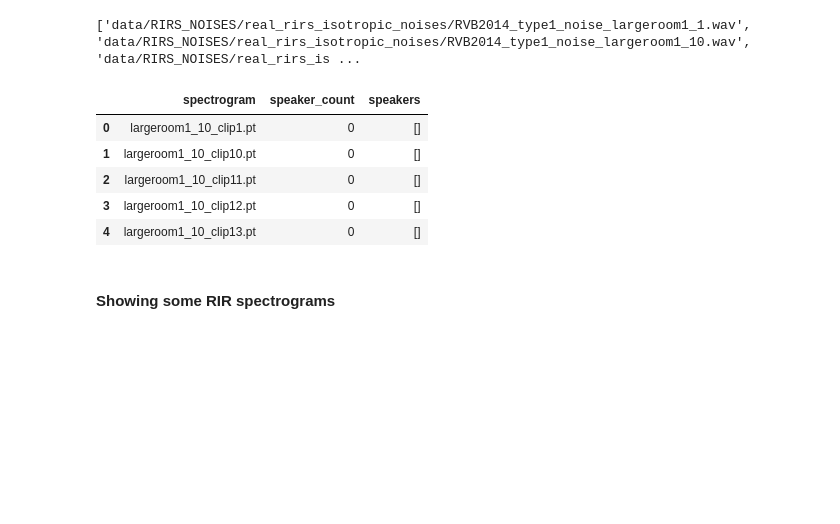
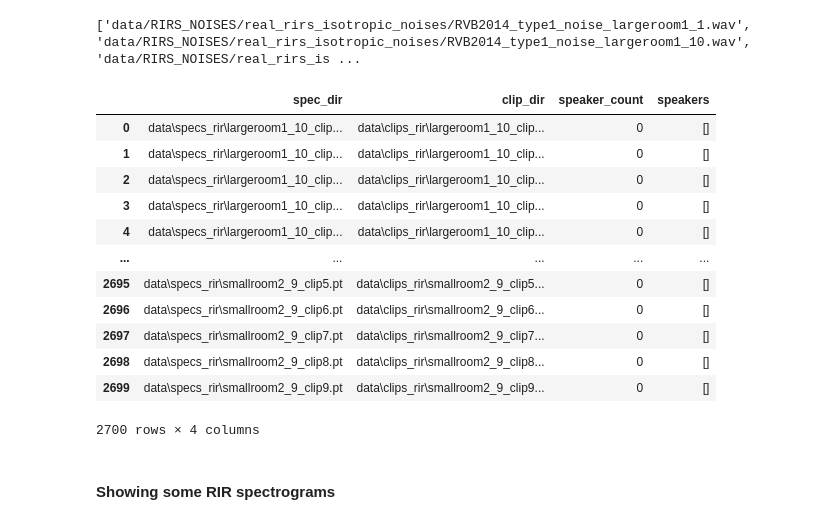
Before and after one commit to connorlyon10/MScProject, a Jupyter notebook: notebooks/DataWrangling.ipynb, the cells around one changed output. Cells and saved outputs as stored; diff of their text form; code cells hidden in the pictures; blank space fills up the shorter version.

```diff
--- a/notebooks/DataWrangling.ipynb
+++ b/notebooks/DataWrangling.ipynb
@@ -166,7 +166,7 @@ def count_speakers_per_window(meeting_file, time_window=1.0, min_overlap=0.2):
 # Final step: build a dict {spectrogram path -> its label, from 1)}
 
 # Collect Key paths
-specs_dir = Path("data/spectrograms")
+specs_dir = Path("data/specs_libricss")
 spec_to_label = {}
 
 
@@ -214,14 +214,14 @@ for spec_path in specs_dir.glob("*.pt"):
 # Result as df
 records = [
     {
-        "spectrogram": path.name,
+        "spec_dir": str(spec_path),  # full path to .pt
+        "clip_dir": str(Path("data/clips_libricss") / (spec_path.stem + ".wav")),  # relative clip path
         "speaker_count": label["speaker_count"],
         "speakers": label["speakers"]
     }
-    for path, label in spec_to_label.items()
+    for spec_path, label in spec_to_label.items()
 ]
 df = pd.DataFrame(records)
-
 
 # Get rid of noisy/nonsense results (there are only 0,1,2 speaker counts in the dataset. Some show higher, due to bad rounding)
 df = df[df['speaker_count'] < 3]
@@ -331,7 +331,7 @@ wav_files = [f"data/{match}" for match in wav_pattern.findall(content)]; print(w
 # %% [output]
 ['data/RIRS_NOISES/real_rirs_isotropic_noises/RVB2014_type1_noise_largeroom1_1.wav', 'data/RIRS_NOISES/real_rirs_isotropic_noises/RVB2014_type1_noise_largeroom1_10.wav', 'data/RIRS_NOISES/real_rirs_is ...
 # %%
-# Convert a list [] of wav files into clips, one by one. Utilises a helper from part 1.
+# Convert a list [] of wav files into clips, one by one. Uses `split_wav_into_clips()`, a helper from part 1.
 def wavs_to_clips_from_list(wav_list, out_dir):
 
     out_dir = Path(out_dir)
@@ -363,44 +363,52 @@ def wavs_to_clips_from_list(wav_list, out_dir):
 
         for idx, clip in enumerate(clips, start=1):
             fname = f"{room}_{sample_num}_clip{idx}.wav"
             sf.write(out_dir / fname, clip, 16000)
 
 
 # Run
 #wavs_to_clips_from_list(wav_files, out_dir="data/clips_rir")
 
 
 # Convert new clips to specs
 specs_dir = "data/specs_rir"
 #clips_to_specs(clips_dir="data/clips_rir", specs_dir=specs_dir)
 
 
 # List all spectrogram files
 specs_dir = Path(specs_dir)
 spec_files = sorted(specs_dir.glob("*.pt"))
 
 
 records = [
     {
-        "spectrogram": path.name,       # Just the filename, e.g. 'largeroom1_9_clip1.pt'
-        "speaker_count": 0,             # All clips are noise, so count is 0
-        "speakers": []                  # No speakers present
+        "spec_dir": str(spec_path),
+        "clip_dir": str(Path("data/clips_rir") / (spec_path.stem + ".wav")),
+        "speaker_count": 0,
+        "speakers": []
     }
-    for path in spec_files
+    for spec_path in spec_files
 ]
 df_noise = pd.DataFrame(records)
 
 
 # Save to CSV
 df_noise.to_csv("data/labels/noise.csv", index=False)
-df_noise.head()
+df_noise
 # %% [output]
-|  | spectrogram | speaker_count | speakers |
-| 0 | largeroom1_10_clip1.pt | 0 | [] |
-| 1 | largeroom1_10_clip10.pt | 0 | [] |
-| 2 | largeroom1_10_clip11.pt | 0 | [] |
-| 3 | largeroom1_10_clip12.pt | 0 | [] |
-| 4 | largeroom1_10_clip13.pt | 0 | [] |
+|  | spec_dir | clip_dir | speaker_count | speakers |
+| 0 | data\specs_rir\largeroom1_10_clip... | data\clips_rir\largeroom1_10_clip... | 0 | [] |
+| 1 | data\specs_rir\largeroom1_10_clip... | data\clips_rir\largeroom1_10_clip... | 0 | [] |
+| 2 | data\specs_rir\largeroom1_10_clip... | data\clips_rir\largeroom1_10_clip... | 0 | [] |
+| 3 | data\specs_rir\largeroom1_10_clip... | data\clips_rir\largeroom1_10_clip... | 0 | [] |
+| 4 | data\specs_rir\largeroom1_10_clip... | data\clips_rir\largeroom1_10_clip... | 0 | [] |
+| ... | ... | ... | ... | ... |
+| 2695 | data\specs_rir\smallroom2_9_clip5.pt | data\clips_rir\smallroom2_9_clip5... | 0 | [] |
+| 2696 | data\specs_rir\smallroom2_9_clip6.pt | data\clips_rir\smallroom2_9_clip6... | 0 | [] |
+| 2697 | data\specs_rir\smallroom2_9_clip7.pt | data\clips_rir\smallroom2_9_clip7... | 0 | [] |
+| 2698 | data\specs_rir\smallroom2_9_clip8.pt | data\clips_rir\smallroom2_9_clip8... | 0 | [] |
+| 2699 | data\specs_rir\smallroom2_9_clip9.pt | data\clips_rir\smallroom2_9_clip9... | 0 | [] |
+2700 rows × 4 columns
 # %% [markdown]
 #### Showing some RIR spectrograms
 # %%
```
Also changed, not shown: parts of 33 cells of this notebook, 21 other files.
